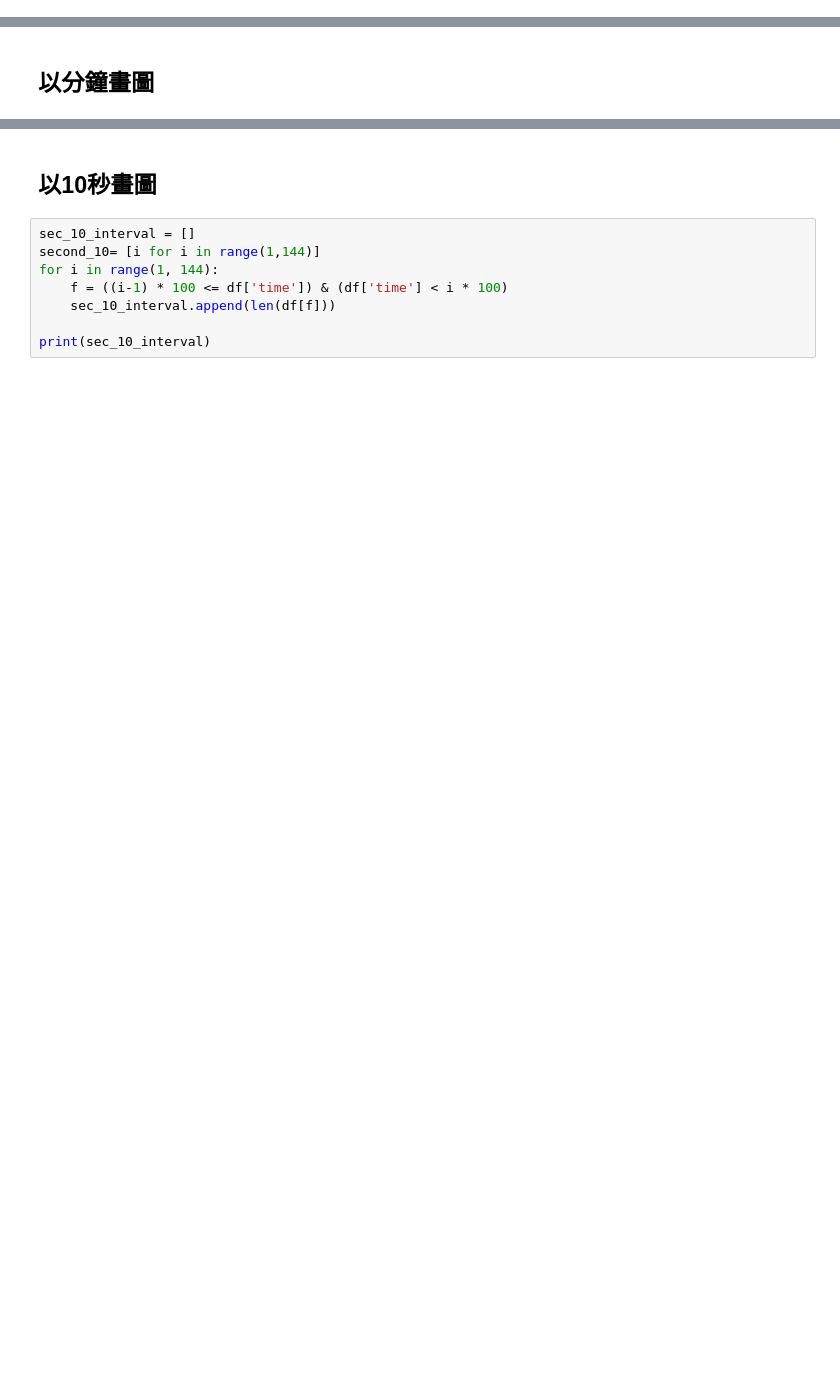
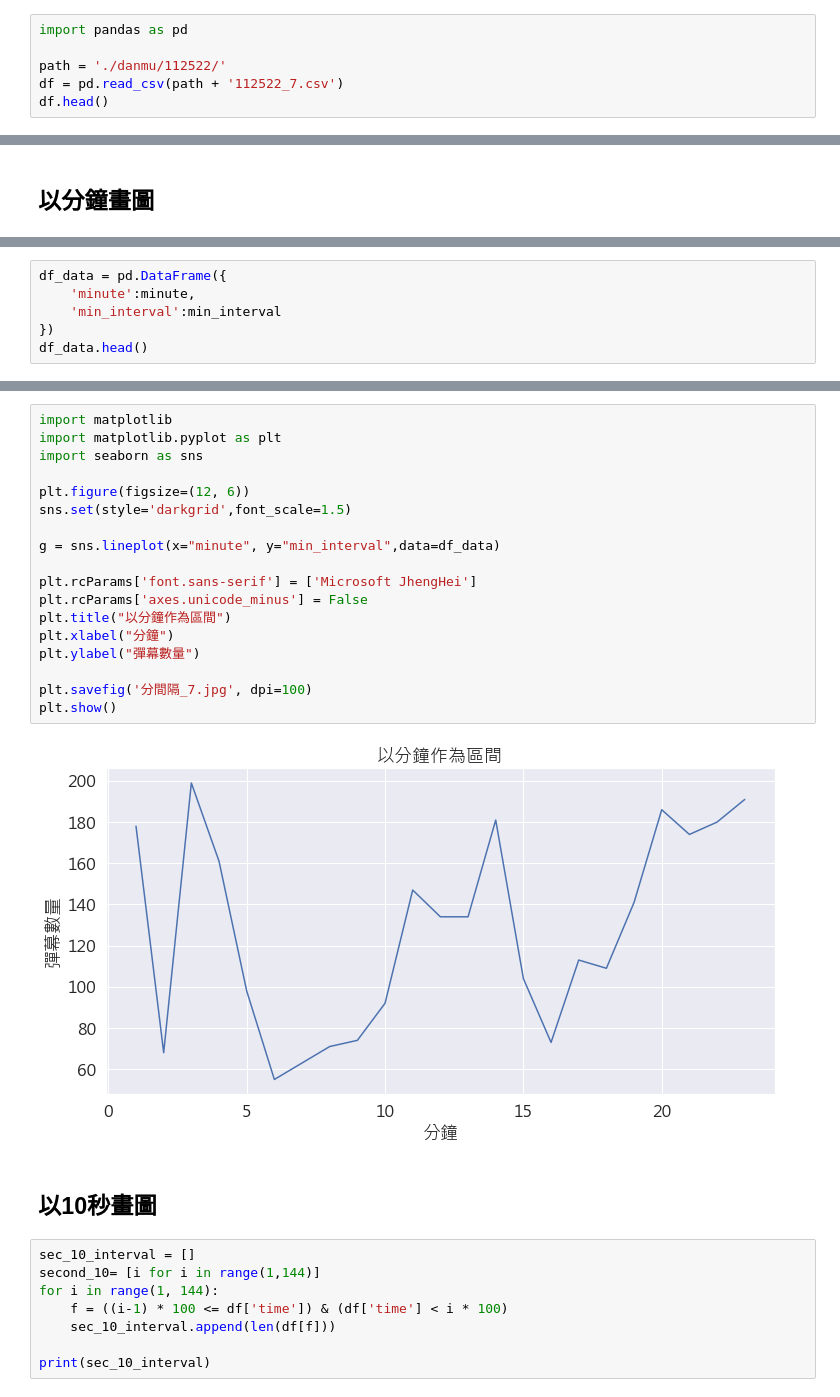
Before and after one commit to YUN1022/ani.gamer_-, a Jupyter notebook: analysis/時間間格畫圖.ipynb, the cells around one changed output, grey strips where cells are left out. Saved outputs shown, nothing was run; the diff lists cells and outputs as text; blank space fills up the shorter version.

```diff
--- a/analysis/時間間格畫圖.ipynb
+++ b/analysis/時間間格畫圖.ipynb
@@ -17,0 +155,6 @@ df.head()
+# %%
+import pandas as pd
+
+path = './danmu/112522/'
+df = pd.read_csv(path + '112522_7.csv')
+df.head()
@@ -61,0 +182,6 @@ plt.show()
+# %%
+df_data = pd.DataFrame({
+    'minute':minute,
+    'min_interval':min_interval
+})
+df_data.head()
@@ -62,3 +195,23 @@ plt.show()
+# %%
+import matplotlib
+import matplotlib.pyplot as plt
+import seaborn as sns
+
+plt.figure(figsize=(12, 6))
+sns.set(style='darkgrid',font_scale=1.5)
+
+g = sns.lineplot(x="minute", y="min_interval",data=df_data)
+
+plt.rcParams['font.sans-serif'] = ['Microsoft JhengHei']
+plt.rcParams['axes.unicode_minus'] = False
+plt.title("以分鐘作為區間")
+plt.xlabel("分鐘")
+plt.ylabel("彈幕數量")
+
+plt.savefig('分間隔_7.jpg', dpi=100)
+plt.show()
+# %% [output]
+[figure, added]
 # %% [markdown]
 ## 以10秒畫圖
 # %%
```
Also changed, not shown: parts of 62 cells of this notebook, 3 other files.
